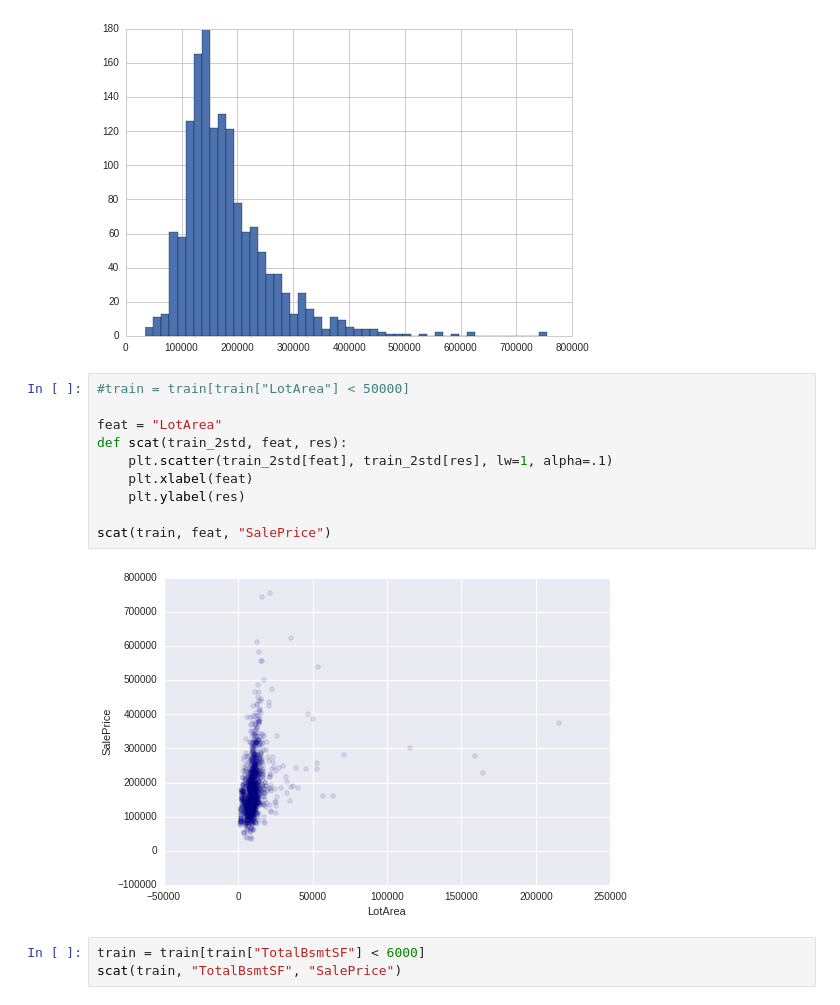
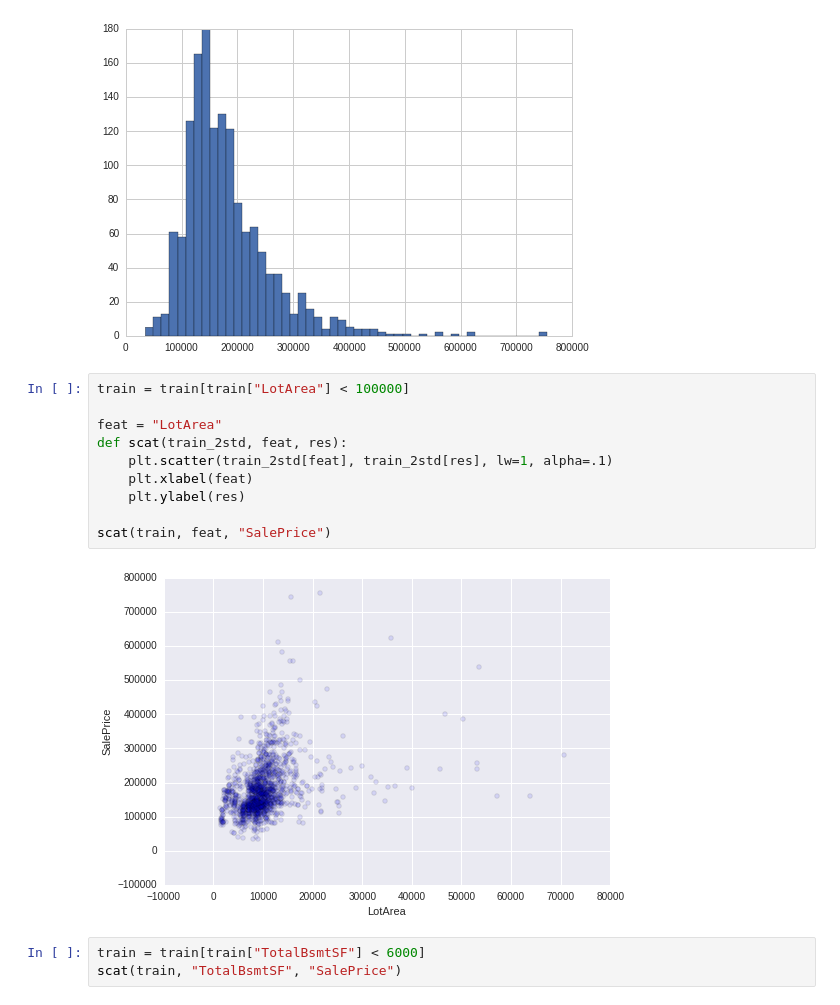
Before and after one commit to szee/house_prices, a Jupyter notebook: house.py.ipynb, the cells around one changed output. Cells and saved outputs as stored; diff of their text form.

```diff
--- a/house.py.ipynb
+++ b/house.py.ipynb
@@ -87,17 +159,17 @@ with sns.axes_style("whitegrid"):
 # %% [output]
 [figure]
 # %%
-#train = train[train["LotArea"] < 50000]
+train = train[train["LotArea"] < 100000]
 
 feat = "LotArea"
 def scat(train_2std, feat, res):
     plt.scatter(train_2std[feat], train_2std[res], lw=1, alpha=.1)
     plt.xlabel(feat)
     plt.ylabel(res)
 
 scat(train, feat, "SalePrice")
 # %% [output]
-[figure, old version]
+[figure, new version]
 # %%
 train = train[train["TotalBsmtSF"] < 6000]
 scat(train, "TotalBsmtSF", "SalePrice")
```
Also changed, not shown: parts of 24 cells of this notebook, 2 other files.
